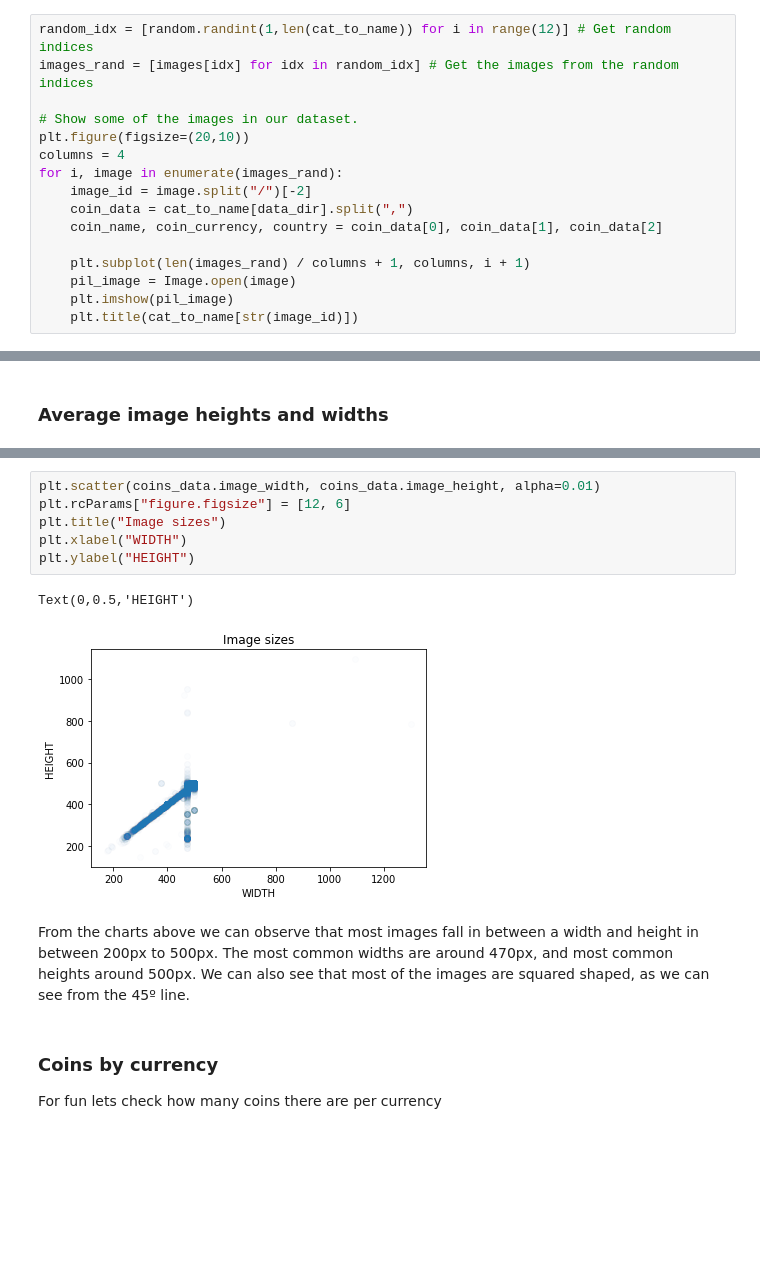
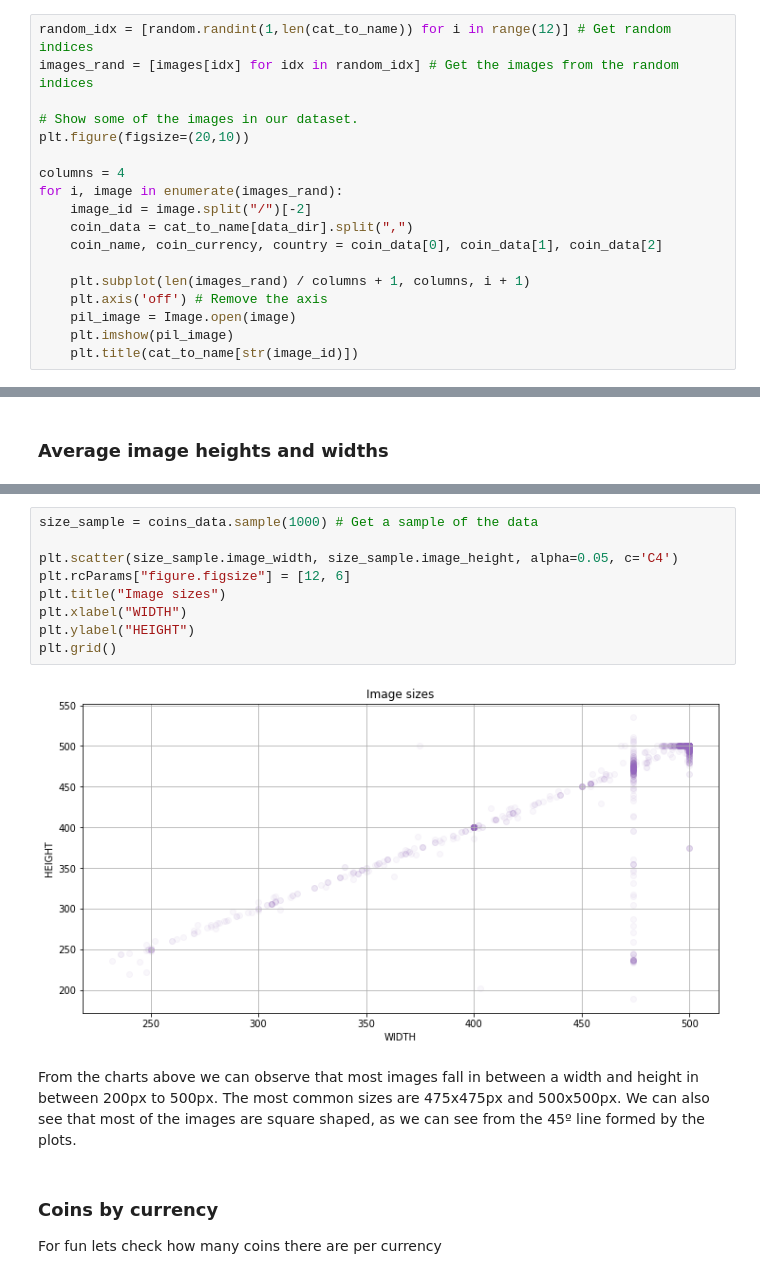
Before and after one commit to wanderdust/coin-cnn, a Jupyter notebook: data_visualize.ipynb, the cells around one changed output, grey strips where cells are left out. Drawn from its saved outputs; the diff is of its cells as text; blank space fills up the shorter version.

Commit message:
Added some improvements to the data visualization

```diff
--- a/data_visualize.ipynb
+++ b/data_visualize.ipynb
@@ -39,6 +39,7 @@ images_rand = [images[idx] for idx in random_idx] # Get the images from the rand
 
 # Show some of the images in our dataset.
 plt.figure(figsize=(20,10))
+
 columns = 4
 for i, image in enumerate(images_rand):
     image_id = image.split("/")[-2]
@@ -46,6 +47,7 @@ for i, image in enumerate(images_rand):
     coin_name, coin_currency, country = coin_data[0], coin_data[1], coin_data[2]
 
     plt.subplot(len(images_rand) / columns + 1, columns, i + 1)
+    plt.axis('off') # Remove the axis
     pil_image = Image.open(image)
     plt.imshow(pil_image)
     plt.title(cat_to_name[str(image_id)])
@@ -145,14 +144,16 @@ min_height 148 px max_height 1095 px
 # %%
-plt.scatter(coins_data.image_width, coins_data.image_height, alpha=0.01)
+size_sample = coins_data.sample(1000) # Get a sample of the data
+
+plt.scatter(size_sample.image_width, size_sample.image_height, alpha=0.05, c='C4')
 plt.rcParams["figure.figsize"] = [12, 6]
 plt.title("Image sizes")
 plt.xlabel("WIDTH")
 plt.ylabel("HEIGHT")
+plt.grid()
 # %% [output]
-Text(0,0.5,'HEIGHT')
-[figure, old version]
+[figure, new version]
 # %% [markdown]
-From the charts above we can observe that most images fall in between a width and height in between 200px to 500px. The most common widths are around 470px, and most common heights around 500px. We can also see that most of the images are squared shaped, as we can see from the 45º line.
+From the charts above we can observe that most images fall in between a width and height in between 200px to 500px. The most common sizes are 475x475px and 500x500px. We can also see that most of the images are square shaped, as we can see from the 45º line formed by the plots.
 # %% [markdown]
 ### Coins by currency
 
```
Also changed, not shown: parts of 9 cells of this notebook, 1 other file.
